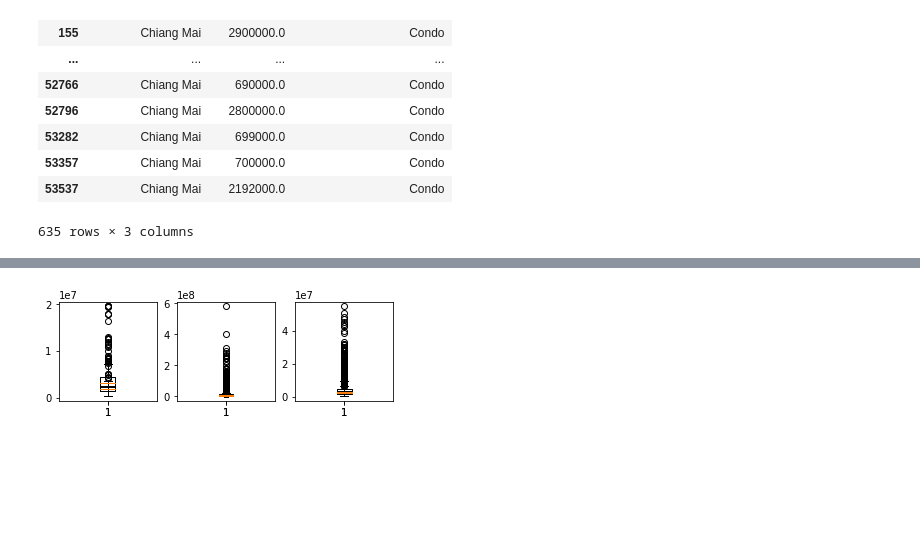
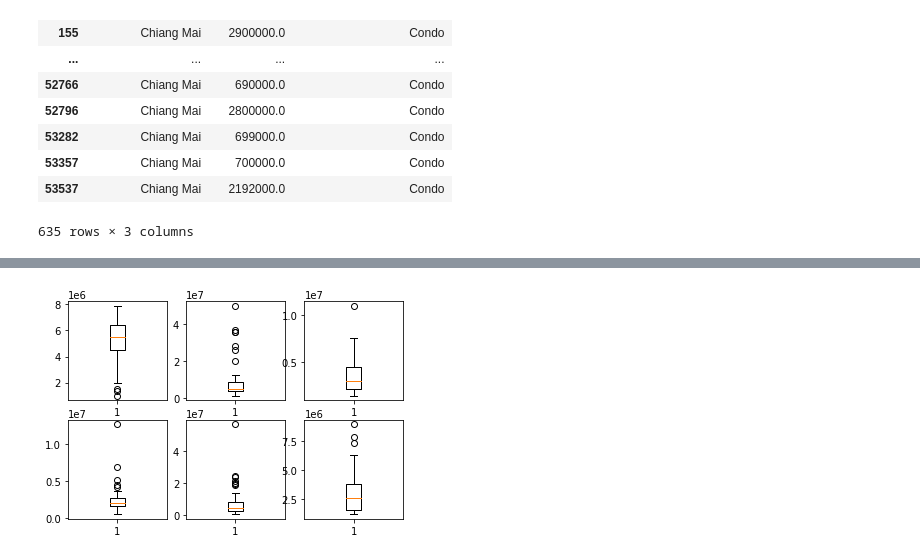
Before and after one commit to CallmeSIRI/BasicProg_DataViz65, a Jupyter notebook: DataViz02_Data_Distribution_.ipynb, the cells around one changed output, grey strips where cells are left out. Cells and saved outputs as stored; diff of their text form; code cells hidden in the pictures; blank space fills up the shorter version.

```diff
--- a/DataViz02_Data_Distribution_.ipynb
+++ b/DataViz02_Data_Distribution_.ipynb
@@ -359,7 +462,7 @@ drive.mount('/content/drive')
 # %% [output]
 Mounted at /content/drive
 # %%
-unit = pd.read_csv('/content/drive/MyDrive/1 65/BPDV65/opendata_unittype.csv')
+unit = pd.read_csv('/content/drive/MyDrive/BPDV65/opendata_unittype.csv')
 unit.head()
 # %% [output]
 |  | row_number | unittype_id | project_id | name_th | propertytype_id | propertytype_name_en | ... |
@@ -370,7 +473,7 @@ unit.head()
 | 4 | 38596 | unittype_10290 | project_3551 | TH 3 | 3 | Townhome | ... |
 5 rows × 27 columns
 # %%
-project = pd.read_csv('/content/drive/MyDrive/1 65/BPDV65/opendata_project.csv')
+project = pd.read_csv('/content/drive/MyDrive/BPDV65/opendata_project.csv')
 project.head()
 # %% [output]
 |  | row_number | project_id | name_en | name_th | propertytype_id | propertytype_name_en | propertytype_name_th | ... |
@@ -632,17 +718,17 @@ from matplotlib import pyplot as plt
 import seaborn as sns
 # %%
 plt.subplot(2,3,1)
-s1= plt.boxplot(aa['price_min_x'])
+s1= plt.boxplot(aa['price_min_x'][:50])
 plt.subplot(2,3,2)
-s2= plt.boxplot(bb['price_min_x'])
+s2= plt.boxplot(bb['price_min_x'][:50])
 plt.subplot(2,3,3)
-s3= plt.boxplot(cc['price_min_x'])
+s3= plt.boxplot(cc['price_min_x'][:50])
 
-plt.subplot(2,3,1)
-s11= plt.boxplot(aa1['price_min_x'])
-plt.subplot(2,3,2)
-s22= plt.boxplot(bb1['price_min_x'])
-plt.subplot(2,3,3)
-s33= plt.boxplot(cc1['price_min_x'])
+plt.subplot(2,3,4)
+s11= plt.boxplot(aa1['price_min_x'][:50])
+plt.subplot(2,3,5)
+s22= plt.boxplot(bb1['price_min_x'][:50])
+plt.subplot(2,3,6)
+s33= plt.boxplot(cc1['price_min_x'][:50])
 # %% [output]
-[figure, old version]
+[figure, new version]
```
Also changed, not shown: parts of 53 cells of this notebook.
